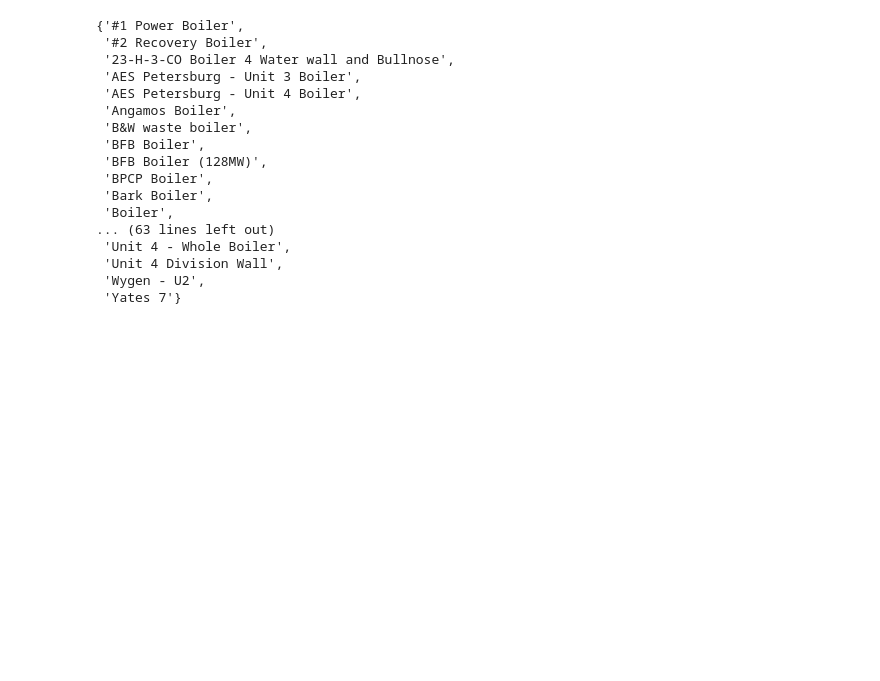
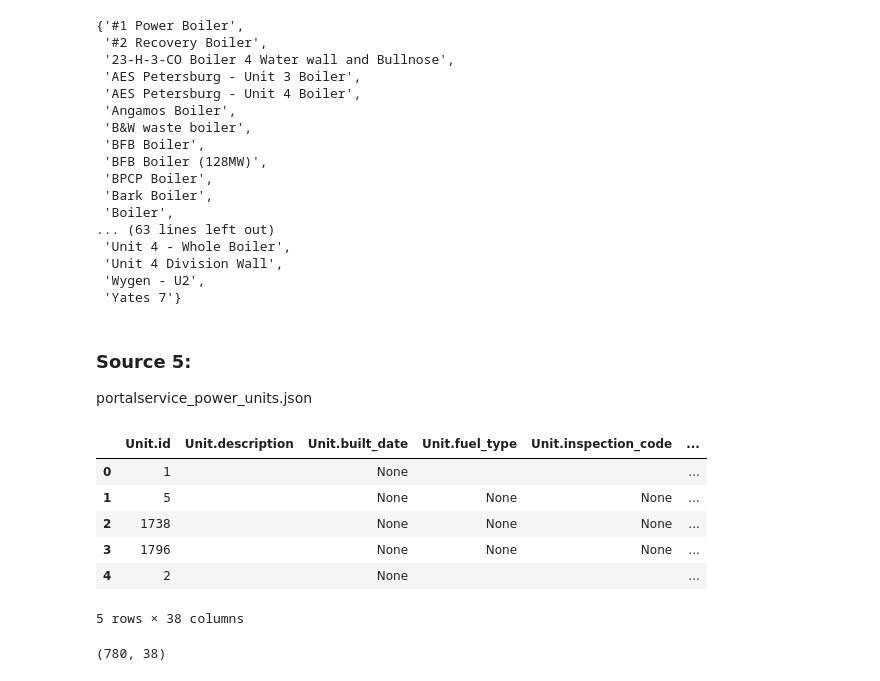
Before and after one commit to GeckoRobotics/davos-data-project, a Jupyter notebook: notebooks/davos.ipynb, the cells around one changed output. Saved outputs shown, nothing was run; the diff lists cells and outputs as text; code cells hidden in the pictures; blank space fills up the shorter version.

```diff
--- a/notebooks/davos.ipynb
+++ b/notebooks/davos.ipynb
@@ -531,3 +515,6 @@ set(salesforce_df['Asset: Asset Name'])
  'Unit 4 Division Wall',
  'Wygen - U2',
  'Yates 7'}
+# %% [markdown]
+### Source 5:
+portalservice_power_units.json
@@ -533,0 +527,14 @@ set(salesforce_df['Asset: Asset Name'])
+# %%
+portalservice_power_units_df.head()
+# %% [output]
+|  | Unit.id | Unit.description | Unit.built_date | Unit.fuel_type | Unit.inspection_code | ... |
+| 0 | 1 |  | None |  |  | ... |
+| 1 | 5 |  | None | None | None | ... |
+| 2 | 1738 |  | None | None | None | ... |
+| 3 | 1796 |  | None | None | None | ... |
+| 4 | 2 |  | None |  |  | ... |
+5 rows × 38 columns
+# %%
+portalservice_power_units_df.shape
+# %% [output]
+(780, 38)
```
Also changed, not shown: parts of 8 cells of this notebook, 1 other file.
